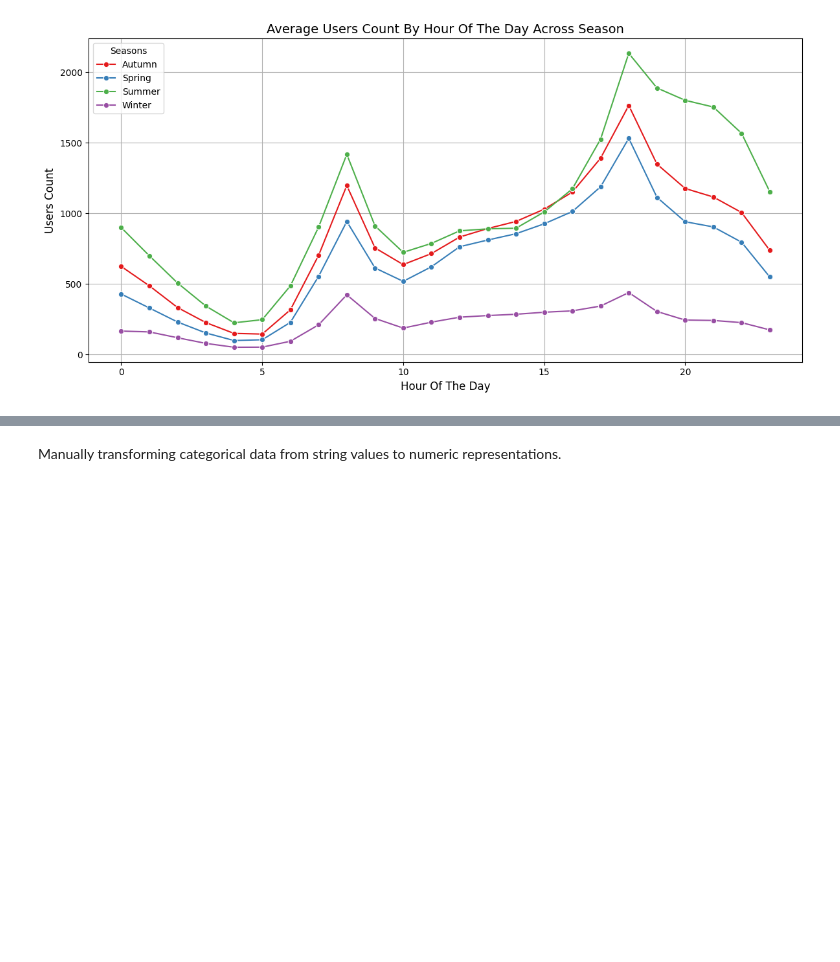
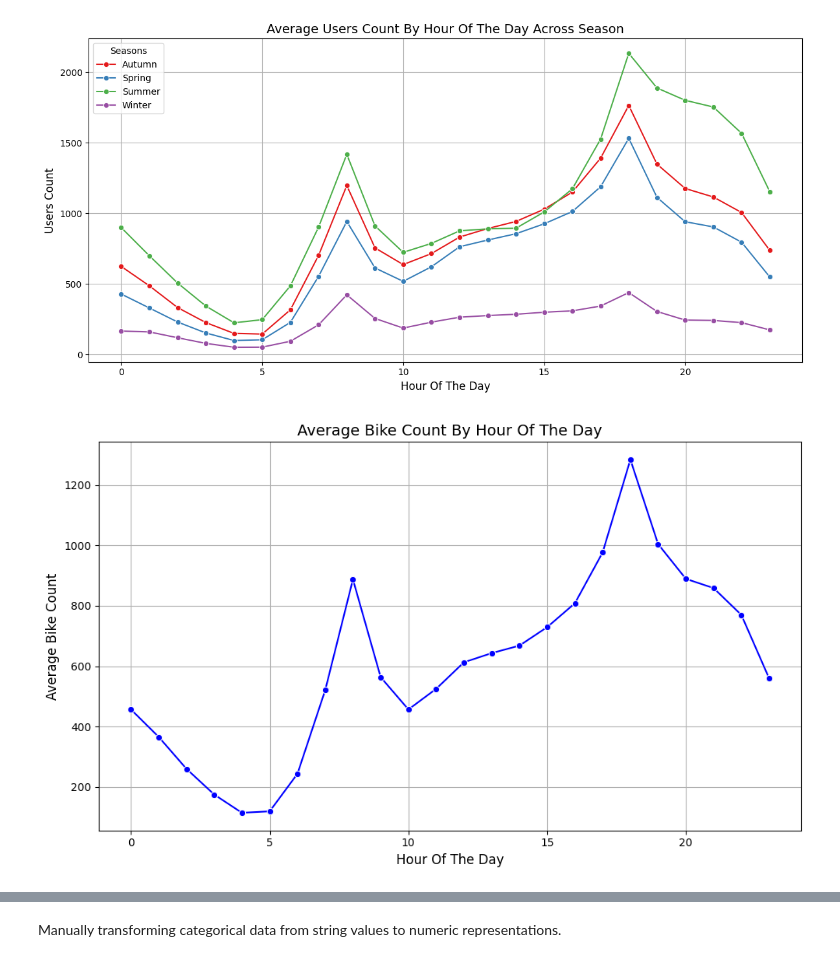
Before and after one commit to shokoufehnaseri/new_ML2_regression-, a Jupyter notebook: regression_vs.ipynb, the cells around one changed output, grey strips where cells are left out. Drawn from its saved outputs; the diff is of its cells as text; code cells hidden in the pictures; blank space fills up the shorter version.

```diff
--- a/regression_vs.ipynb
+++ b/regression_vs.ipynb
@@ -315,3 +314,38 @@ def plot_average_users_by_hour_season(df, target, hour_col='Hour', season_col='S
 plot_average_users_by_hour_season(Data, target='Rented Bike Count', hour_col='Hour', season_col='Seasons')
 # %% [output]
 [figure]
+# %%
+# Function to plot average bike count by hour
+def plot_average_bikes_by_hour(df, target, hour_col='Hour'):
+    """
+    Plot average bike count by hour of the day.
+    Parameters:
+    - df: DataFrame containing the data.
+    - target: Name of the target variable column (e.g., Rented Bike Count).
+    - hour_col: Name of the hour column.
+    """
+    # Aggregate the data
+    aggregated_data = df.groupby(hour_col)[target].mean().reset_index()
+
+    # Create the plot
+    plt.figure(figsize=(10, 6))
+    sns.lineplot(
+        data=aggregated_data,
+        x=hour_col,
+        y=target,
+        marker='o',
+        color='blue'
+    )
+
+    # Customize the plot
+    plt.title('Average Bike Count By Hour Of The Day', fontsize=14)
+    plt.xlabel('Hour Of The Day', fontsize=12)
+    plt.ylabel('Average Bike Count', fontsize=12)
+    plt.grid(True)
+    plt.tight_layout()
+    plt.show()
+
+# Example call
+plot_average_bikes_by_hour(Data, target='Rented Bike Count', hour_col='Hour')
+# %% [output]
+[figure, added]
```
Also changed, not shown: parts of 37 cells of this notebook.
